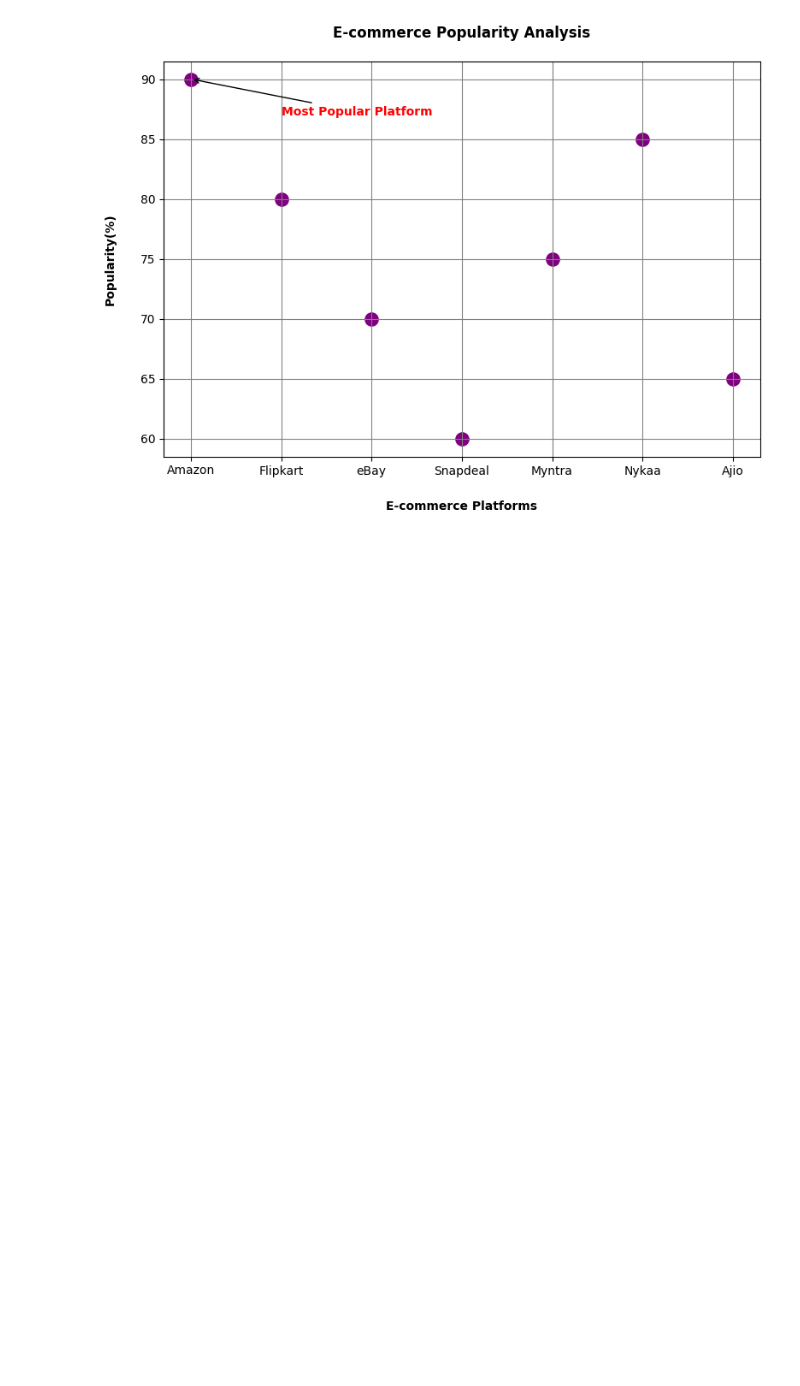
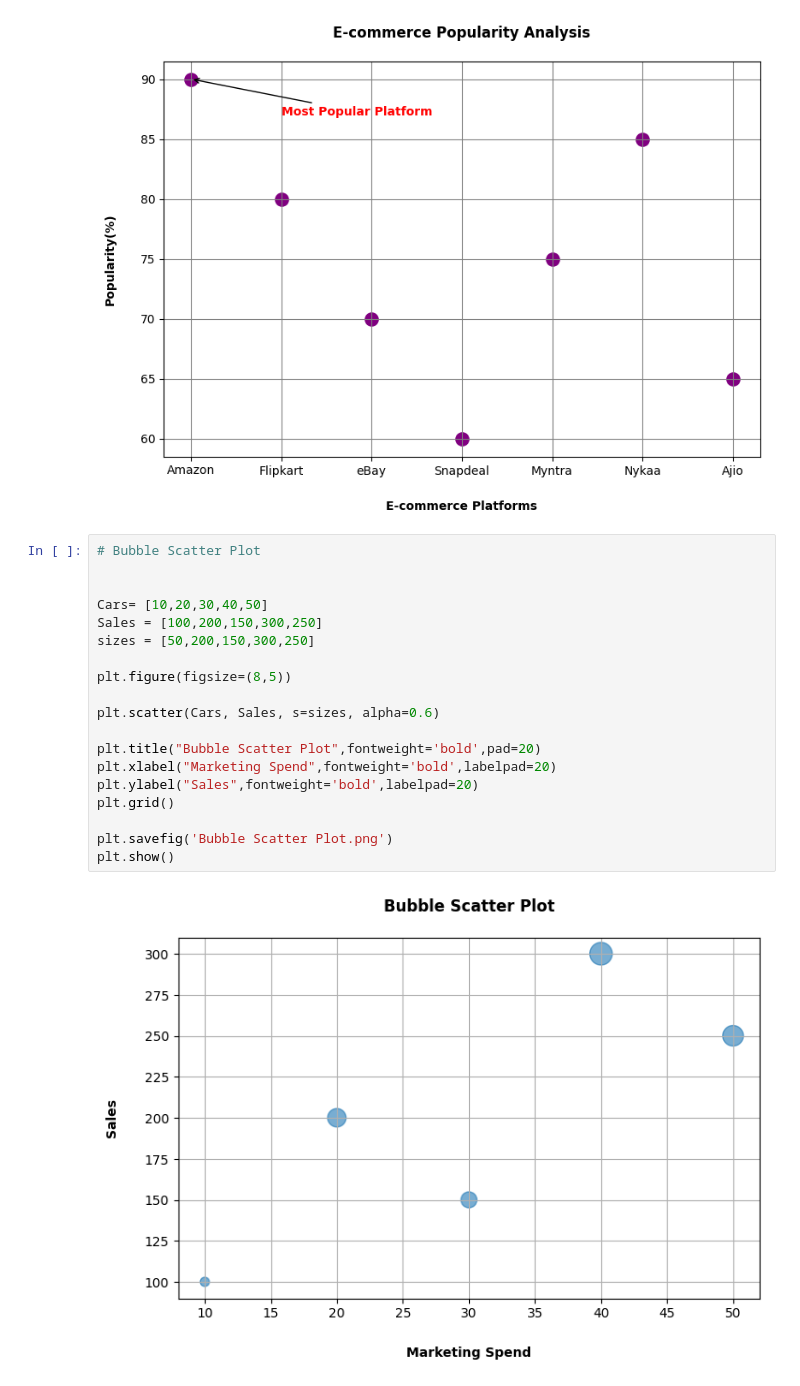
Before and after one commit to pratiksha-2410/Matplotlib-Charts, a Jupyter notebook: Line Plots.ipynb, the cells around one changed output. Saved outputs shown, nothing was run; the diff lists cells and outputs as text; blank space fills up the shorter version.

Commit message:
Random Data Scatter Plot

```diff
--- a/Line Plots.ipynb
+++ b/Line Plots.ipynb
@@ -337,3 +337,24 @@ plt.savefig('E-commerce Popularity Analysis Scatter Plot.png')
 plt.show()
 # %% [output]
 [figure]
+# %%
+# Bubble Scatter Plot
+
+
+Cars= [10,20,30,40,50]
+Sales = [100,200,150,300,250]
+sizes = [50,200,150,300,250]
+
+plt.figure(figsize=(8,5))
+
+plt.scatter(Cars, Sales, s=sizes, alpha=0.6)
+
+plt.title("Bubble Scatter Plot",fontweight='bold',pad=20)
+plt.xlabel("Marketing Spend",fontweight='bold',labelpad=20)
+plt.ylabel("Sales",fontweight='bold',labelpad=20)
+plt.grid()
+
+plt.savefig('Bubble Scatter Plot.png')
+plt.show()
+# %% [output]
+[figure, added]
```
Also changed, not shown: parts of 3 cells of this notebook, 1 other file.
